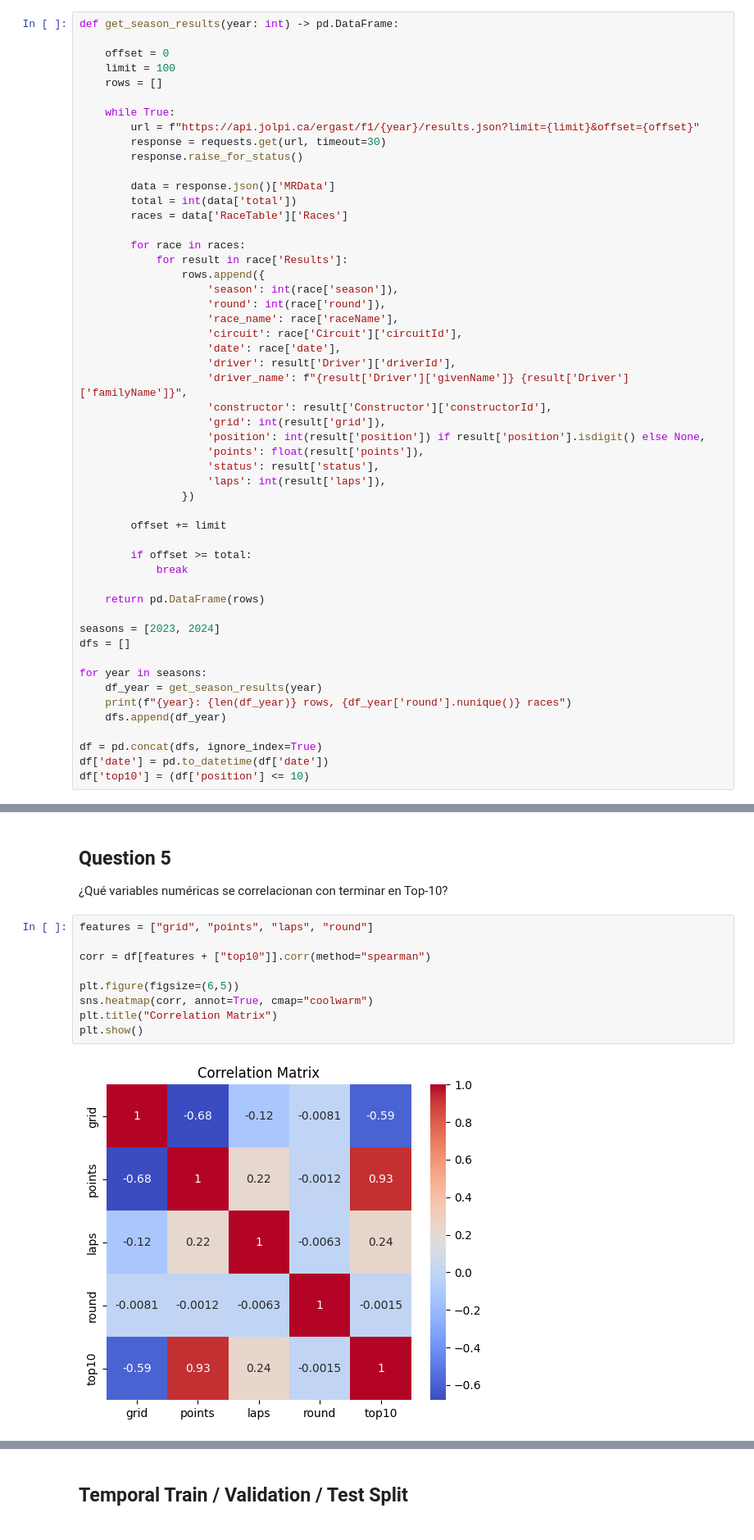
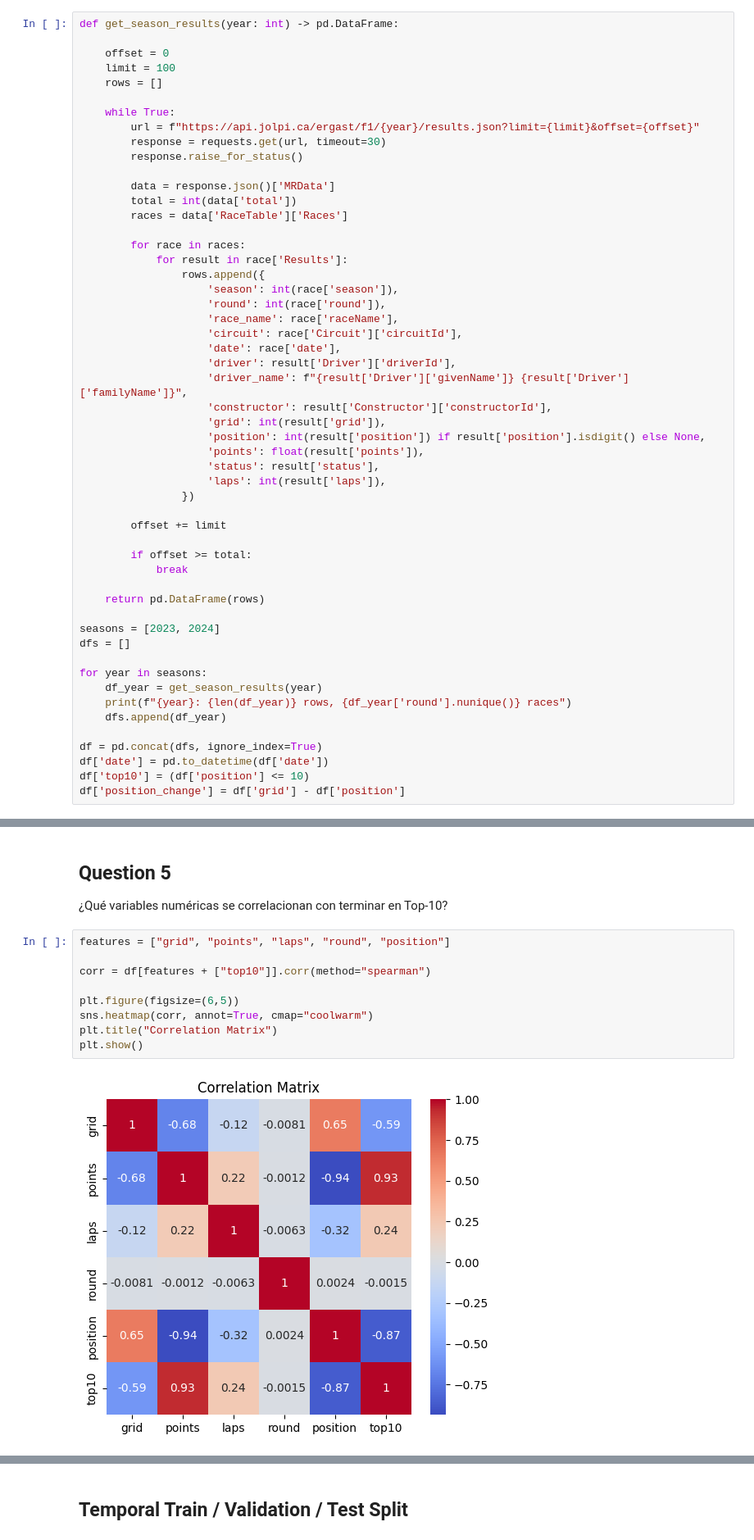
Before and after one commit to LuisPinoV/iit414w-lab01-PavezPino, a Jupyter notebook: EDA.ipynb, the cells around one changed output, grey strips where cells are left out. Shown at 82% size. Cells and saved outputs as stored; diff of their text form.

```diff
--- a/EDA.ipynb
+++ b/EDA.ipynb
@@ -110,6 +110,7 @@ for year in seasons:
 df = pd.concat(dfs, ignore_index=True)
 df['date'] = pd.to_datetime(df['date'])
 df['top10'] = (df['position'] <= 10)
+df['position_change'] = df['grid'] - df['position']
 # %% [output]
 2023: 440 rows, 22 races
 2024: 479 rows, 24 races
@@ -325,16 +252,16 @@ La variable **constructor** debe incluirse como feature categórica en modelos p
 ## Question 5
 ¿Qué variables numéricas se correlacionan con terminar en Top-10?
 # %%
-features = ["grid", "points", "laps", "round"]
+features = ["grid", "points", "laps", "round", "position"]
 
 corr = df[features + ["top10"]].corr(method="spearman")
 
 plt.figure(figsize=(6,5))
 sns.heatmap(corr, annot=True, cmap="coolwarm")
 plt.title("Correlation Matrix")
 plt.show()
 # %% [output]
-[figure, old version]
+[figure, new version]
 # %% [markdown]
 ### Interpretation
 
```
Also changed, not shown: parts of 30 cells of this notebook, 2 other files.
